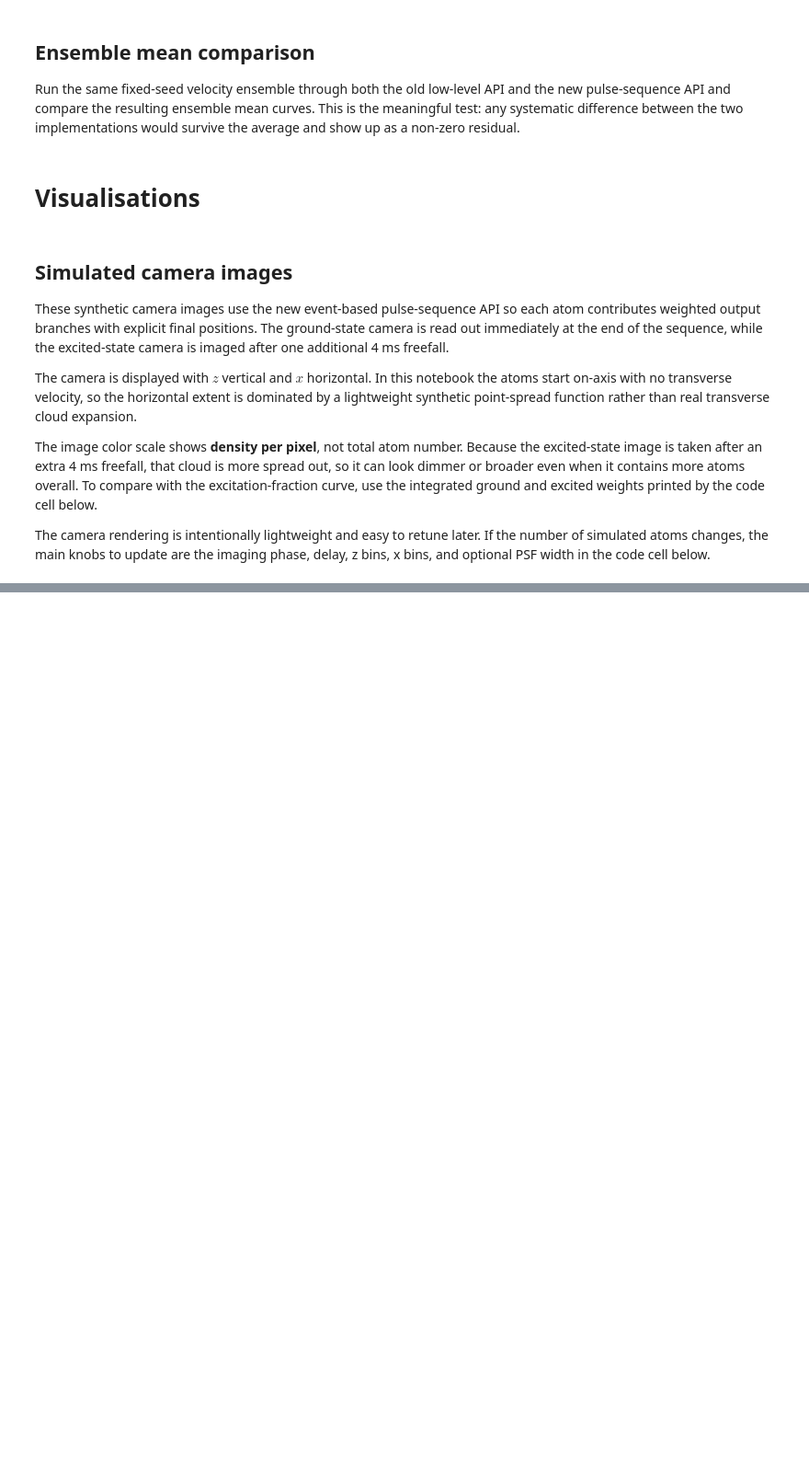
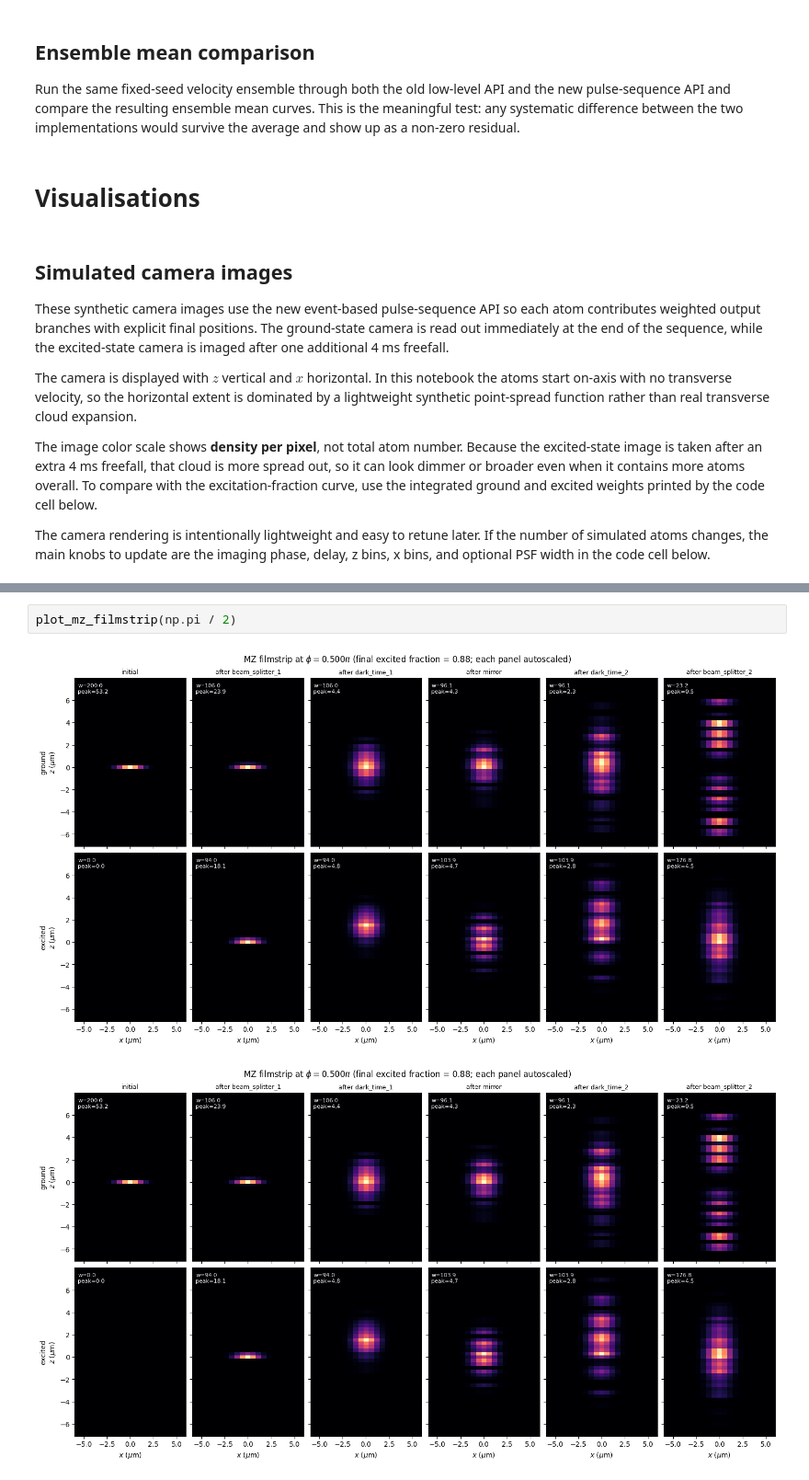
Before and after one commit to charlesbaynham/LMT_sim_scratch, a Jupyter notebook: notebooks/mach_zehnder_with_temperature.ipynb, the cells around one changed output, grey strips where cells are left out. Shown at 92% size. Saved outputs shown, nothing was run; the diff lists cells and outputs as text; blank space fills up the shorter version.

```diff
--- a/notebooks/mach_zehnder_with_temperature.ipynb
+++ b/notebooks/mach_zehnder_with_temperature.ipynb
@@ -354,0 +358,5 @@ Text(0.5, 0.98, 'MZ filmstrip at $\\phi = 0.260\\pi$ (final excited fraction $\\
+# %%
+plot_mz_filmstrip(np.pi / 2)
+# %% [output]
+[figure, added]
+[figure, added]
```
Also changed, not shown: parts of 8 cells of this notebook.
